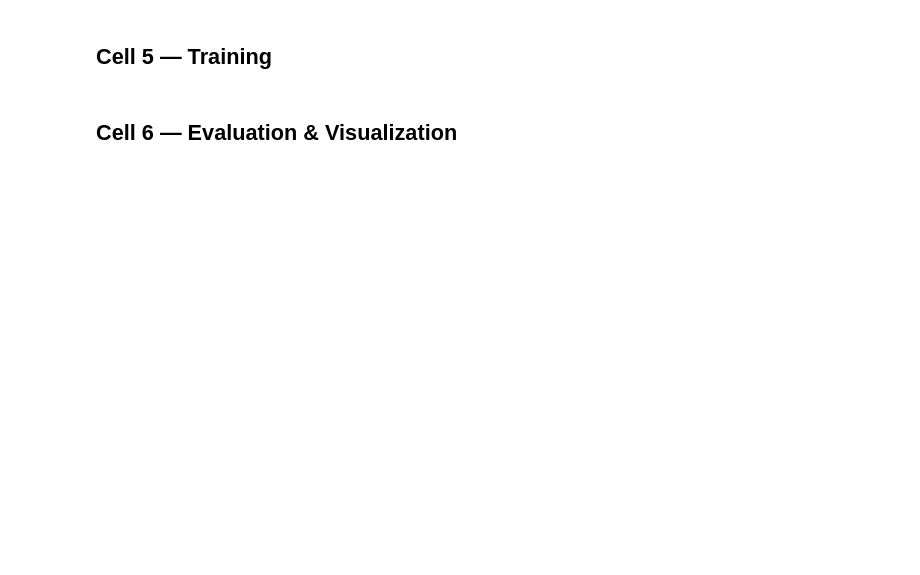
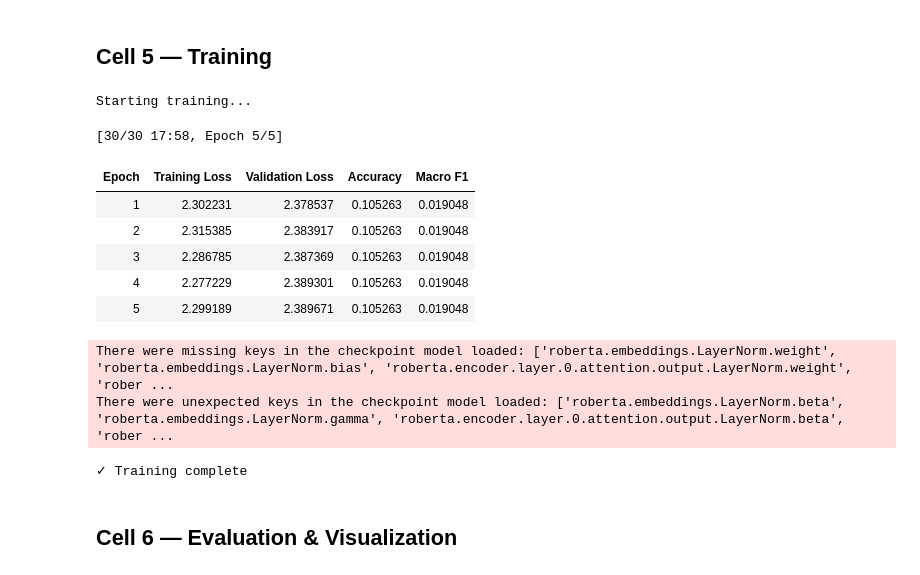
Before and after one commit to FaiyazAwsaf/banglish_ecommerce_conversation_dataset, a Jupyter notebook: notebooks/xlm-roberta.ipynb, the cells around one changed output. Saved outputs shown, nothing was run; the diff lists cells and outputs as text; code cells hidden in the pictures; blank space fills up the shorter version.

```diff
--- a/notebooks/xlm-roberta.ipynb
+++ b/notebooks/xlm-roberta.ipynb
@@ -250,47 +398,72 @@ print(f'✓ Label mapping saved to: {mapping_path}')
 ## Cell 5 — Training
 # %%
 from sklearn.metrics import f1_score as sk_f1, accuracy_score as sk_acc
+import inspect
 
 # ── Metrics function ──────────────────────────────────────────────────────────
 def compute_metrics(eval_pred):
     logits, labels = eval_pred
     preds = np.argmax(logits, axis=-1)
     return {
         'accuracy' : sk_acc(labels, preds),
         'macro_f1' : sk_f1(labels, preds, average='macro', zero_division=0)
     }
 
-# ── Training arguments ────────────────────────────────────────────────────────
-training_args = TrainingArguments(
-    output_dir                  = DRIVE_SAVE_PATH,
-    num_train_epochs            = 5,
-    per_device_train_batch_size = 16,
-    per_device_eval_batch_size  = 16,
-    learning_rate               = 2e-5,
-    weight_decay                = 0.01,
-    evaluation_strategy         = 'epoch',
-    save_strategy               = 'epoch',
-    load_best_model_at_end      = True,
-    metric_for_best_model       = 'macro_f1',
-    greater_is_better           = True,
-    fp16                        = True,          # GPU acceleration
-    seed                        = SEED,
-    logging_strategy            = 'epoch',
-    report_to                   = 'none'         # disable wandb / external logging
-)
+# ── Training arguments (compatible across Transformers versions) ──────────────
+training_kwargs = {
+    'output_dir'                  : DRIVE_SAVE_PATH,
+    'num_train_epochs'            : 5,
+    'per_device_train_batch_size' : 16,
+    'per_device_eval_batch_size'  : 16,
+    'learning_rate'               : 2e-5,
+    'weight_decay'                : 0.01,
+    'save_strategy'               : 'epoch',
+    'load_best_model_at_end'      : True,
+    'metric_for_best_model'       : 'macro_f1',
+    'greater_is_better'           : True,
+    'fp16'                        : torch.cuda.is_available(),
+    'seed'                        : SEED,
+    'logging_strategy'            : 'epoch',
+    'report_to'                   : 'none'  # disable wandb / external logging
+}
+
+# Newer versions may use `eval_strategy` instead of `evaluation_strategy`.
+training_args_params = inspect.signature(TrainingArguments.__init__).parameters
+if 'evaluation_strategy' in training_args_params:
+    training_kwargs['evaluation_strategy'] = 'epoch'
+elif 'eval_strategy' in training_args_params:
+    training_kwargs['eval_strategy'] = 'epoch'
+else:
+    raise ValueError(
+        'Neither evaluation_strategy nor eval_strategy is supported by this transformers version.'
+    )
+
+training_args = TrainingArguments(**training_kwargs)
 
 # ── Instantiate WeightedTrainer and train ─────────────────────────────────────
 trainer = WeightedTrainer(
     model           = model,
     args            = training_args,
     train_dataset   = tok_train,
     eval_dataset    = tok_val,
     compute_metrics = compute_metrics
 )
 
 print('Starting training...')
 trainer.train()
 print('✓ Training complete')
+# %% [output]
+Starting training...
+[30/30 17:58, Epoch 5/5]
+| Epoch | Training Loss | Validation Loss | Accuracy | Macro F1 |
+| 1 | 2.302231 | 2.378537 | 0.105263 | 0.019048 |
+| 2 | 2.315385 | 2.383917 | 0.105263 | 0.019048 |
+| 3 | 2.286785 | 2.387369 | 0.105263 | 0.019048 |
+| 4 | 2.277229 | 2.389301 | 0.105263 | 0.019048 |
+| 5 | 2.299189 | 2.389671 | 0.105263 | 0.019048 |
+There were missing keys in the checkpoint model loaded: ['roberta.embeddings.LayerNorm.weight', 'roberta.embeddings.LayerNorm.bias', 'roberta.encoder.layer.0.attention.output.LayerNorm.weight', 'rober ...
+There were unexpected keys in the checkpoint model loaded: ['roberta.embeddings.LayerNorm.beta', 'roberta.embeddings.LayerNorm.gamma', 'roberta.encoder.layer.0.attention.output.LayerNorm.beta', 'rober ...
+✓ Training complete
 # %% [markdown]
 ## Cell 6 — Evaluation & Visualization
 # %%
```
Also changed, not shown: parts of 5 cells of this notebook.
